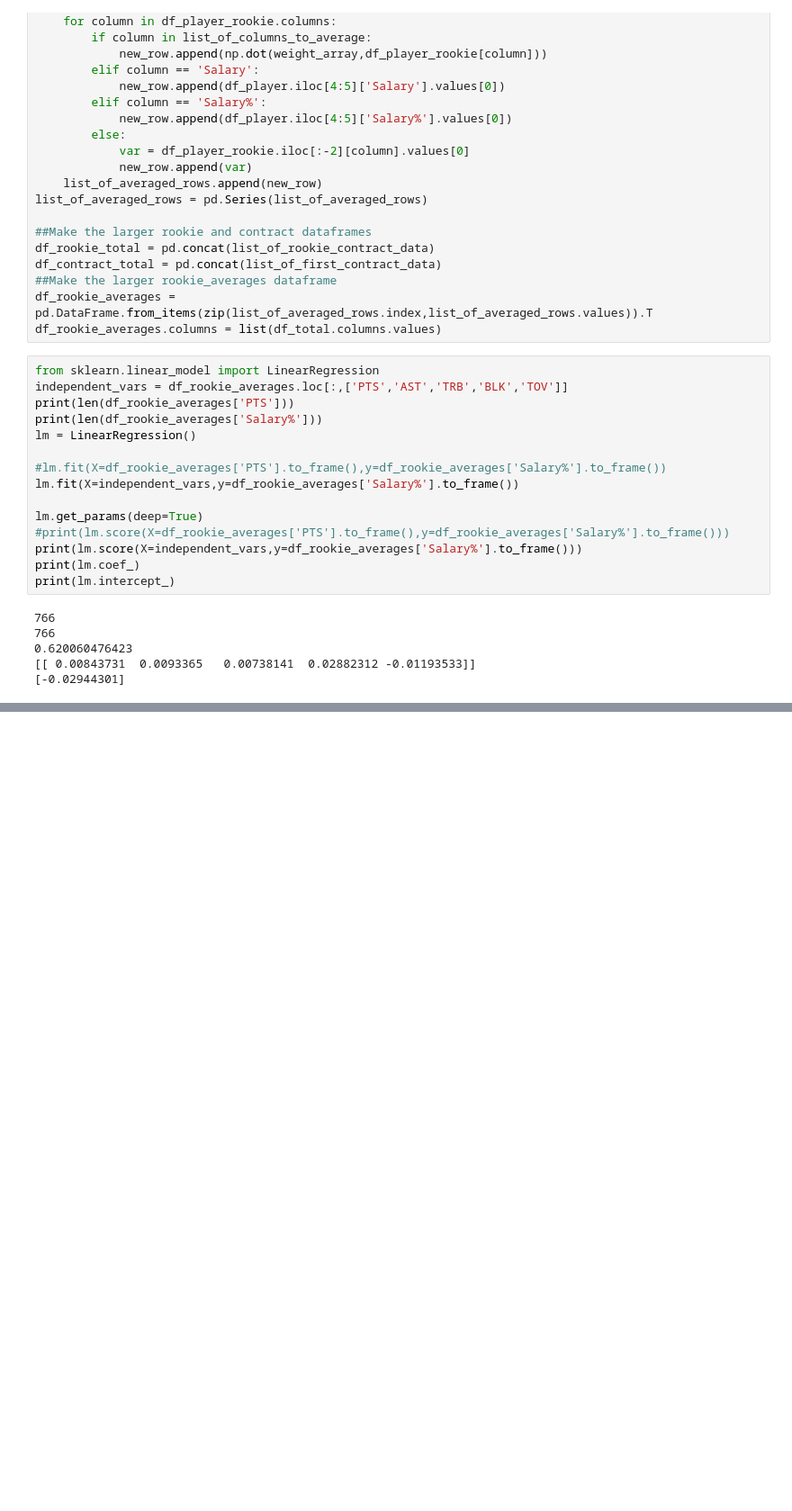
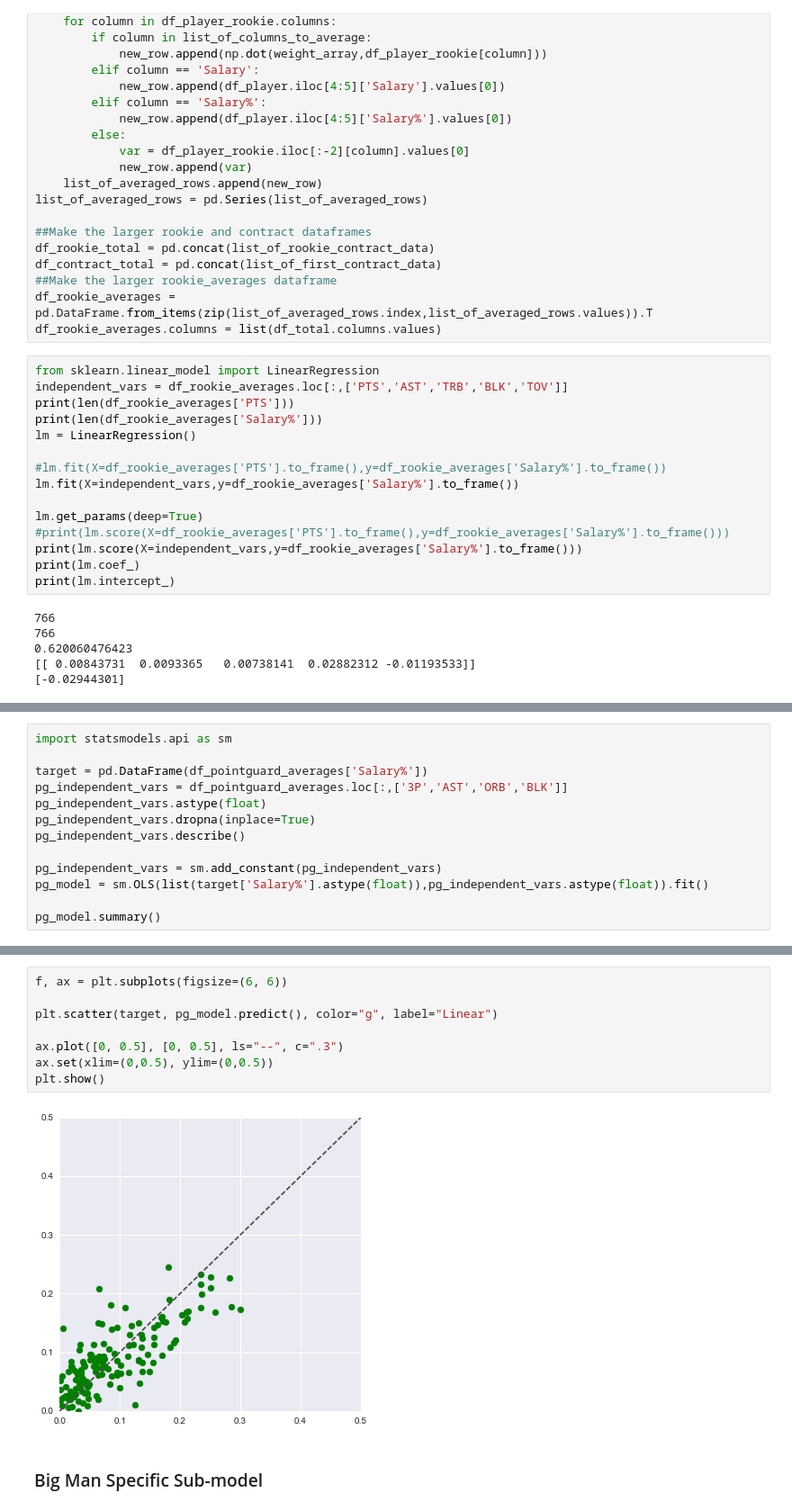
Before and after one commit to mhpagano/Springboard, a Jupyter notebook: MachineLearning_Capstone.ipynb, the cells around one changed output, grey strips where cells are left out. Shown: that part at 90% size. Drawn from its saved outputs; the diff is of its cells as text; blank space fills up the shorter version.

```diff
--- a/MachineLearning_Capstone.ipynb
+++ b/MachineLearning_Capstone.ipynb
@@ -148,0 +159,13 @@ plt.show()
+# %%
+import statsmodels.api as sm
+
+target = pd.DataFrame(df_pointguard_averages['Salary%'])
+pg_independent_vars = df_pointguard_averages.loc[:,['3P','AST','ORB','BLK']]
+pg_independent_vars.astype(float)
+pg_independent_vars.dropna(inplace=True)
+pg_independent_vars.describe()
+
+pg_independent_vars = sm.add_constant(pg_independent_vars)
+pg_model = sm.OLS(list(target['Salary%'].astype(float)),pg_independent_vars.astype(float)).fit()
+
+pg_model.summary()
@@ -148,0 +193,12 @@ plt.show()
+# %%
+f, ax = plt.subplots(figsize=(6, 6))
+
+plt.scatter(target, pg_model.predict(), color="g", label="Linear")
+
+ax.plot([0, 0.5], [0, 0.5], ls="--", c=".3")
+ax.set(xlim=(0,0.5), ylim=(0,0.5))
+plt.show()
+# %% [output]
+[figure, added]
+# %% [markdown]
+### Big Man Specific Sub-model
```
Also changed, not shown: parts of 19 cells of this notebook.
